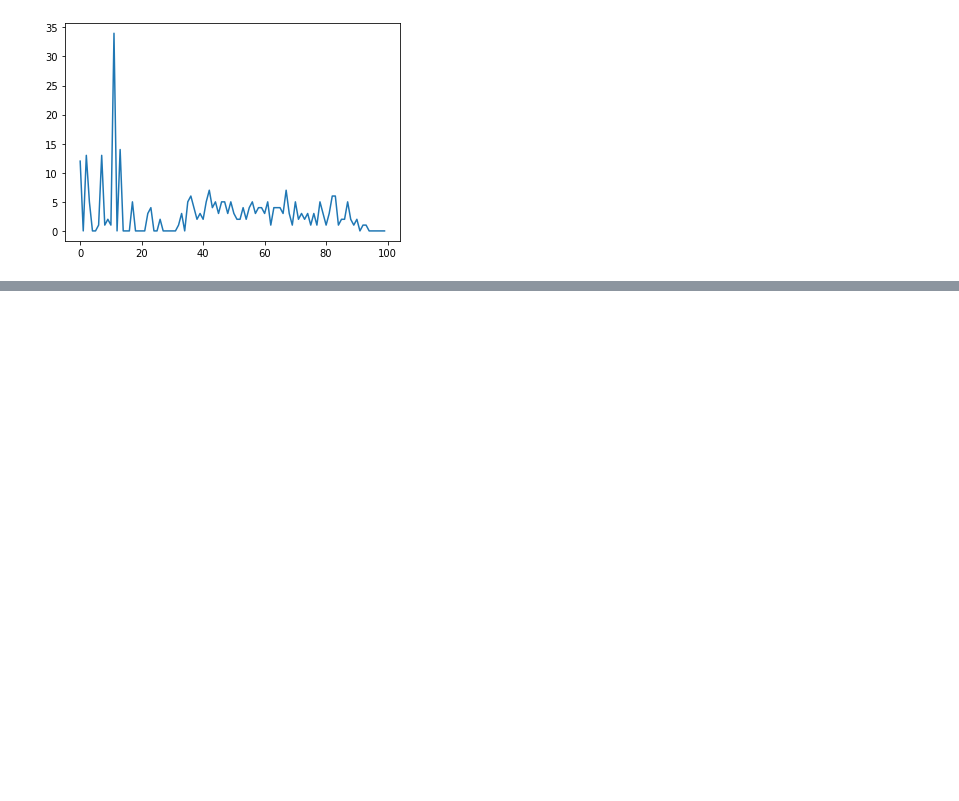
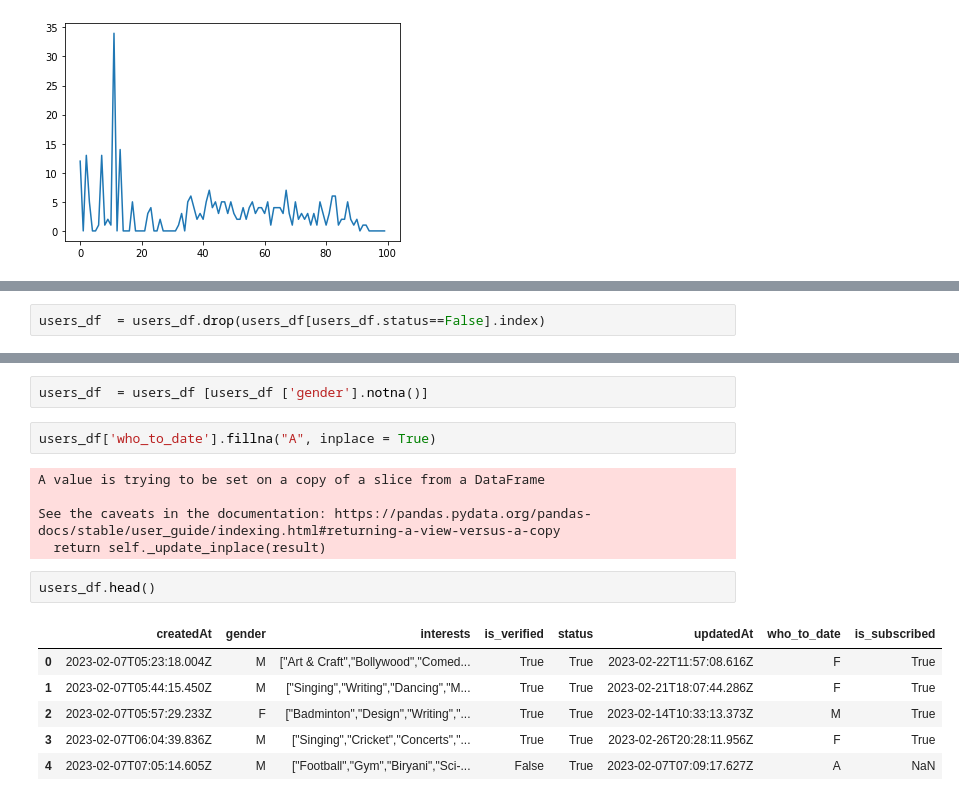
Before and after one commit to Umang-Lodaya/Big-Data-Bandits_Clash-Of-Codes, a Jupyter notebook: Swipe_Cleaning.ipynb, the cells around one changed output, grey strips where cells are left out. Cells and saved outputs as stored; diff of their text form; blank space fills up the shorter version.

```diff
--- a/Swipe_Cleaning.ipynb
+++ b/Swipe_Cleaning.ipynb
@@ -527,0 +538,2 @@ plt.plot(list(matches.values())[:100])
+# %%
+users_df  = users_df.drop(users_df[users_df.status==False].index)
@@ -527,0 +552,18 @@ plt.plot(list(matches.values())[:100])
+# %%
+users_df  = users_df [users_df ['gender'].notna()]
+# %%
+users_df['who_to_date'].fillna("A", inplace = True)
+# %% [output]
+A value is trying to be set on a copy of a slice from a DataFrame
+
+See the caveats in the documentation: https://pandas.pydata.org/pandas-docs/stable/user_guide/indexing.html#returning-a-view-versus-a-copy
+  return self._update_inplace(result)
+# %%
+users_df.head()
+# %% [output]
+|  | createdAt | gender | interests | is_verified | status | updatedAt | who_to_date | is_subscribed |
+| 0 | 2023-02-07T05:23:18.004Z | M | ["Art & Craft","Bollywood","Comed... | True | True | 2023-02-22T11:57:08.616Z | F | True |
+| 1 | 2023-02-07T05:44:15.450Z | M | ["Singing","Writing","Dancing","M... | True | True | 2023-02-21T18:07:44.286Z | F | True |
+| 2 | 2023-02-07T05:57:29.233Z | F | ["Badminton","Design","Writing","... | True | True | 2023-02-14T10:33:13.373Z | M | True |
+| 3 | 2023-02-07T06:04:39.836Z | M | ["Singing","Cricket","Concerts","... | True | True | 2023-02-26T20:28:11.956Z | F | True |
+| 4 | 2023-02-07T07:05:14.605Z | M | ["Football","Gym","Biryani","Sci-... | False | True | 2023-02-07T07:09:17.627Z | A | NaN |
```
Also changed, not shown: parts of 23 cells of this notebook.
